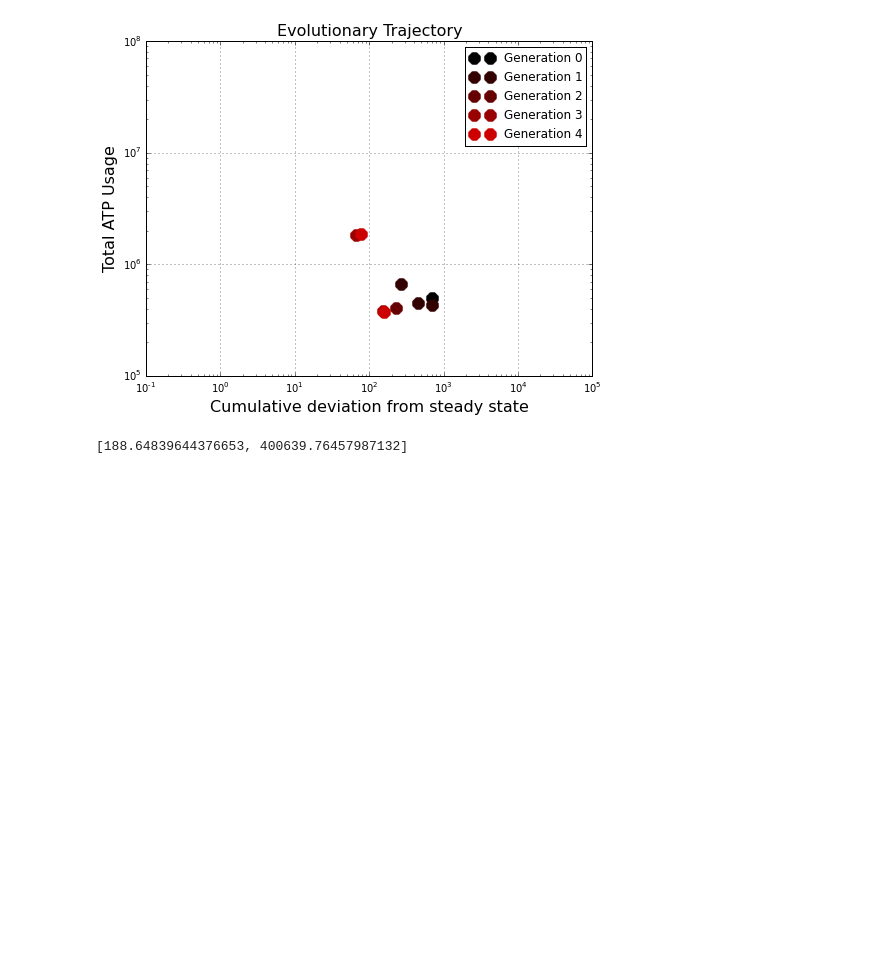
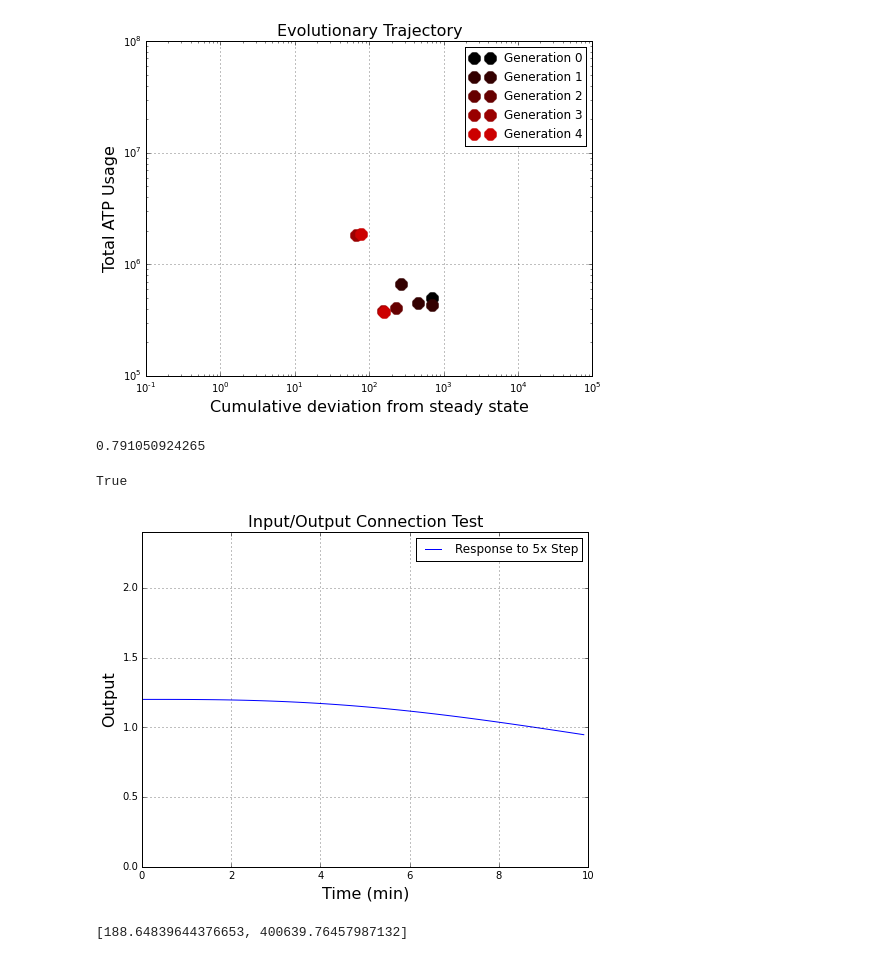
Before and after one commit to sbernasek/evolution_of_grn, a Jupyter notebook: full_simulations.ipynb, the cells around one changed output. Saved outputs shown, nothing was run; the diff lists cells and outputs as text; code cells hidden in the pictures; blank space fills up the shorter version.

Commit message:
fixed interaction test

```diff
--- a/full_simulations.ipynb
+++ b/full_simulations.ipynb
@@ -39,6 +39,12 @@ ax2.set_xlabel('Cumulative deviation from steady state')
 # import pickle as pickle
 # pickle.dump(population, open( "population.p", "wb" ) )
 # pickle.dump(score_evolution, open( "score_evolution.p", "wb" ) )
+# %%
+interaction_check(cell, output=1, input_=2, plot=True)
+# %% [output]
+0.791050924265
+True
+[figure, added]
 # %%
 cell = population[0]
 
```
Also changed, not shown: 1 other file.
